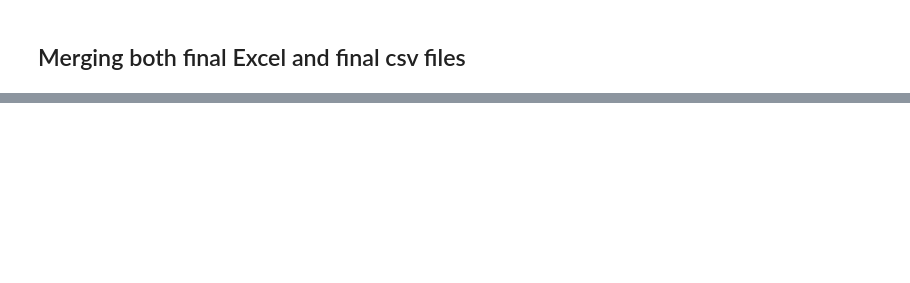
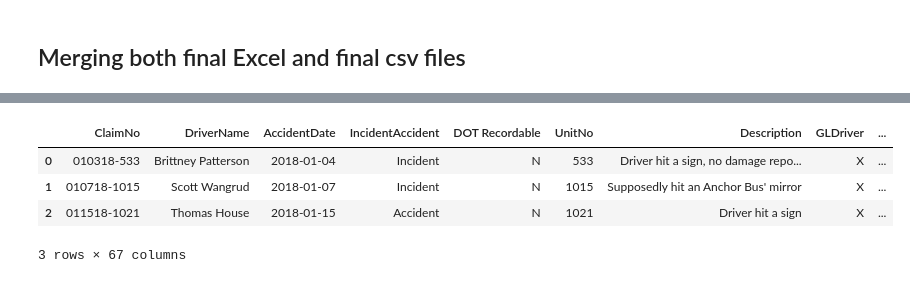
Before and after one commit to sunitha-m25/grayline-da15-griseo, a Jupyter notebook: grayline.ipynb, the cells around one changed output, grey strips where cells are left out. Cells and saved outputs as stored; diff of their text form; code cells hidden in the pictures; blank space fills up the shorter version.

```diff
--- a/grayline.ipynb
+++ b/grayline.ipynb
@@ -178,0 +718,5 @@ final_df.to_csv('data/finaloutput1.csv', index=False)
+# %%
+graylinefleetrenamed_df_selected = graylinefleetrenamed_df[['FleetNo', 'Department']]
+#final_df = pd.concat([df1, graylinefleetrenamed_df_selected], ignore_index=True, axis=0)
+final_df1 = final_df.merge(graylinefleetrenamed_df_selected, how='left', left_on='UnitNo', right_on='FleetNo')
+#result = df1.merge(df2, how='left', left_on='id1', right_on='id2')
@@ -178,0 +742,22 @@ final_df.to_csv('data/finaloutput1.csv', index=False)
+# %%
+## Convert both to string, strip spaces
+final_df['UnitNo'] = final_df['UnitNo'].astype(str).str.strip().str.lower()
+graylinefleetrenamed_df_selected['FleetNo'] = graylinefleetrenamed_df_selected['FleetNo'].astype(str).str.strip().str.lower()
+
+# Merge
+final_df1 = final_df.merge(
+    graylinefleetrenamed_df_selected,
+    how='left',
+    left_on='UnitNo',
+    right_on='FleetNo'
+)
+# %%
+last_df = final_df1.drop(columns=['Department_x', 'FleetNo']).rename(columns={'Department_y':'Department'})
+# %%
+last_df.head(3)
+# %% [output]
+|  | ClaimNo | DriverName | AccidentDate | IncidentAccident | DOT Recordable | UnitNo | Description | GLDriver | ... |
+| 0 | 010318-533 | Brittney Patterson | 2018-01-04 | Incident | N | 533 | Driver hit a sign, no damage repo... | X | ... |
+| 1 | 010718-1015 | Scott Wangrud | 2018-01-07 | Incident | N | 1015 | Supposedly hit an Anchor Bus' mirror | X | ... |
+| 2 | 011518-1021 | Thomas House | 2018-01-15 | Accident | N | 1021 | Driver hit a sign | X | ... |
+3 rows × 67 columns
```
Also changed, not shown: parts of 53 cells of this notebook, 5 other files.
